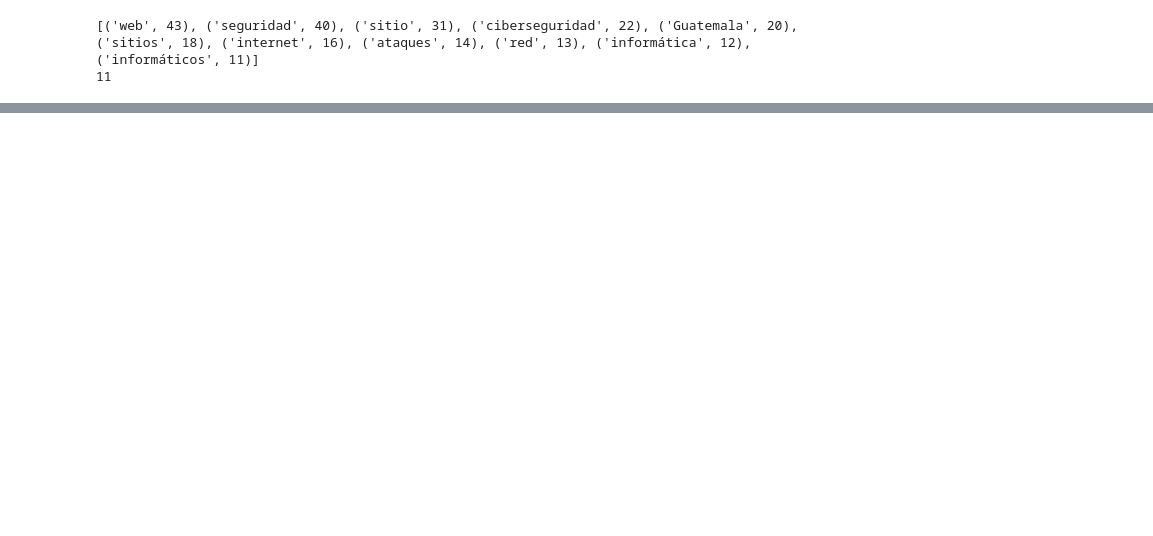
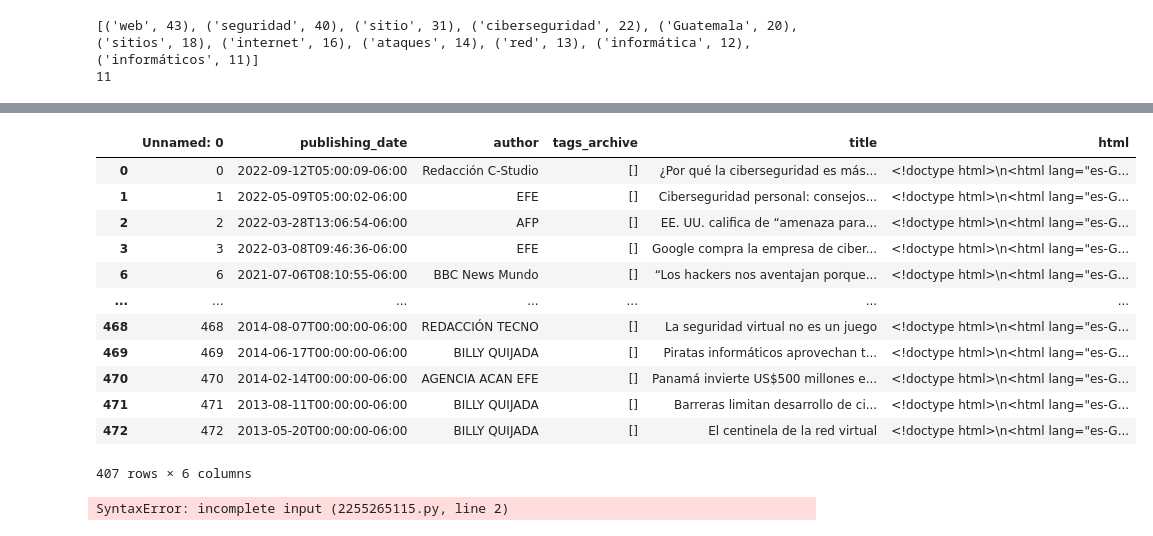
Before and after one commit to JeanPierreMR/PrensaLibre_scraping, a Jupyter notebook: dataCleaning.ipynb, the cells around one changed output, grey strips where cells are left out. Cells and saved outputs as stored; diff of their text form; code cells hidden in the pictures; blank space fills up the shorter version.

```diff
--- a/dataCleaning.ipynb
+++ b/dataCleaning.ipynb
@@ -164,3 +195,21 @@ for i in df['tags_archive']:
+# %%
+war_df=df.loc['title'].str.find(sub)
+# %% [output]
+|  | Unnamed: 0 | publishing_date | author | tags_archive | title | html |
+| 0 | 0 | 2022-09-12T05:00:09-06:00 | Redacción C-Studio | [] | ¿Por qué la ciberseguridad es más... | <!doctype html>\n<html lang="es-G... |
+| 1 | 1 | 2022-05-09T05:00:02-06:00 | EFE | [] | Ciberseguridad personal: consejos... | <!doctype html>\n<html lang="es-G... |
+| 2 | 2 | 2022-03-28T13:06:54-06:00 | AFP | [] | EE. UU. califica de “amenaza para... | <!doctype html>\n<html lang="es-G... |
+| 3 | 3 | 2022-03-08T09:46:36-06:00 | EFE | [] | Google compra la empresa de ciber... | <!doctype html>\n<html lang="es-G... |
+| 6 | 6 | 2021-07-06T08:10:55-06:00 | BBC News Mundo | [] | “Los hackers nos aventajan porque... | <!doctype html>\n<html lang="es-G... |
+| ... | ... | ... | ... | ... | ... | ... |
+| 468 | 468 | 2014-08-07T00:00:00-06:00 | REDACCIÓN TECNO | [] | La seguridad virtual no es un juego | <!doctype html>\n<html lang="es-G... |
+| 469 | 469 | 2014-06-17T00:00:00-06:00 | BILLY QUIJADA | [] | Piratas informáticos aprovechan t... | <!doctype html>\n<html lang="es-G... |
+| 470 | 470 | 2014-02-14T00:00:00-06:00 | AGENCIA ACAN EFE | [] | Panamá invierte US$500 millones e... | <!doctype html>\n<html lang="es-G... |
+| 471 | 471 | 2013-08-11T00:00:00-06:00 | BILLY QUIJADA | [] | Barreras limitan desarrollo de ci... | <!doctype html>\n<html lang="es-G... |
+| 472 | 472 | 2013-05-20T00:00:00-06:00 | BILLY QUIJADA | [] | El centinela de la red virtual | <!doctype html>\n<html lang="es-G... |
+407 rows × 6 columns
 # %%
-for i in df["title"]:
-    if "web" in i or "":
+# for i in df["title"]:
+#     if "web" in i or "":
+# %% [output]
+SyntaxError: incomplete input (2255265115.py, line 2)
```
Also changed, not shown: parts of 9 cells of this notebook.
